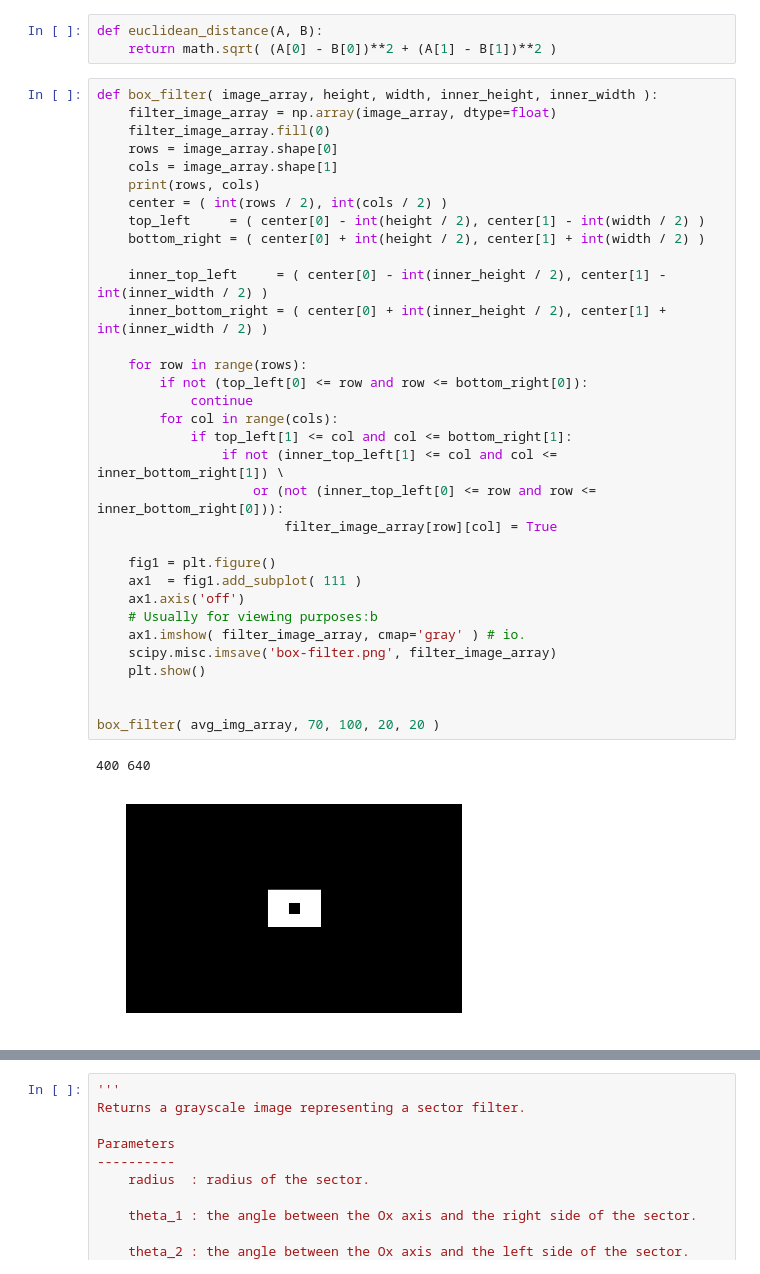
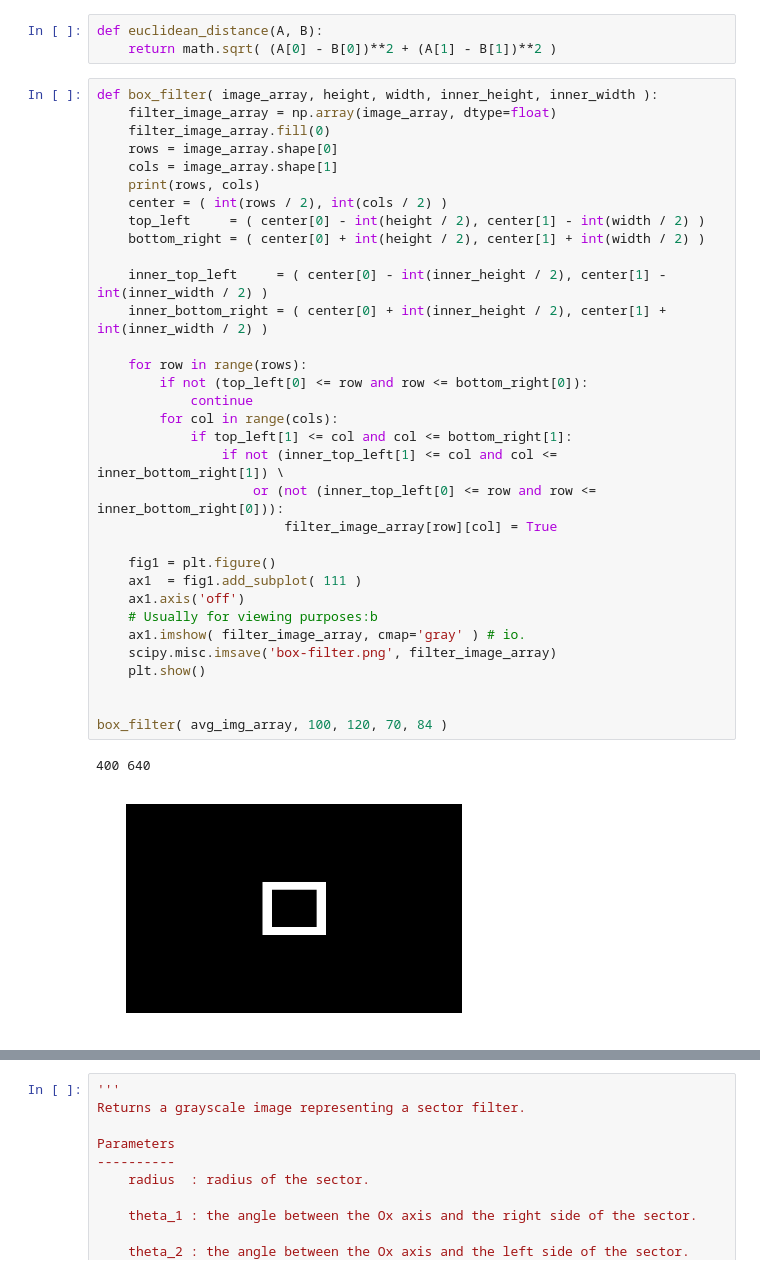
Before and after one commit to mika018/Character-Recognition-Classifier, a Jupyter notebook: cw2.ipynb, the cells around one changed output, grey strips where cells are left out. Cells and saved outputs as stored; diff of their text form.

```diff
--- a/cw2.ipynb
+++ b/cw2.ipynb
@@ -97,32 +97,32 @@ def box_filter( image_array, height, width, inner_height, inner_width ):
     rows = image_array.shape[0]
     cols = image_array.shape[1]
     print(rows, cols)
     center = ( int(rows / 2), int(cols / 2) )
     top_left     = ( center[0] - int(height / 2), center[1] - int(width / 2) )
     bottom_right = ( center[0] + int(height / 2), center[1] + int(width / 2) )
 
     inner_top_left     = ( center[0] - int(inner_height / 2), center[1] - int(inner_width / 2) )
     inner_bottom_right = ( center[0] + int(inner_height / 2), center[1] + int(inner_width / 2) )
 
     for row in range(rows):
         if not (top_left[0] <= row and row <= bottom_right[0]):
             continue
         for col in range(cols):
             if top_left[1] <= col and col <= bottom_right[1]:
                 if not (inner_top_left[1] <= col and col <= inner_bottom_right[1]) \
                     or (not (inner_top_left[0] <= row and row <= inner_bottom_right[0])):
                         filter_image_array[row][col] = True
 
     fig1 = plt.figure()
     ax1  = fig1.add_subplot( 111 )
     ax1.axis('off')
     # Usually for viewing purposes:b
     ax1.imshow( filter_image_array, cmap='gray' ) # io.
     scipy.misc.imsave('box-filter.png', filter_image_array)
     plt.show()
 
 
-box_filter( avg_img_array, 70, 100, 20, 20 )
+box_filter( avg_img_array, 100, 120, 70, 84 )
 # %% [output]
 400 640
-[figure, old version]
+[figure, new version]
```
Also changed, not shown: parts of 10 cells of this notebook, 4 other files.
